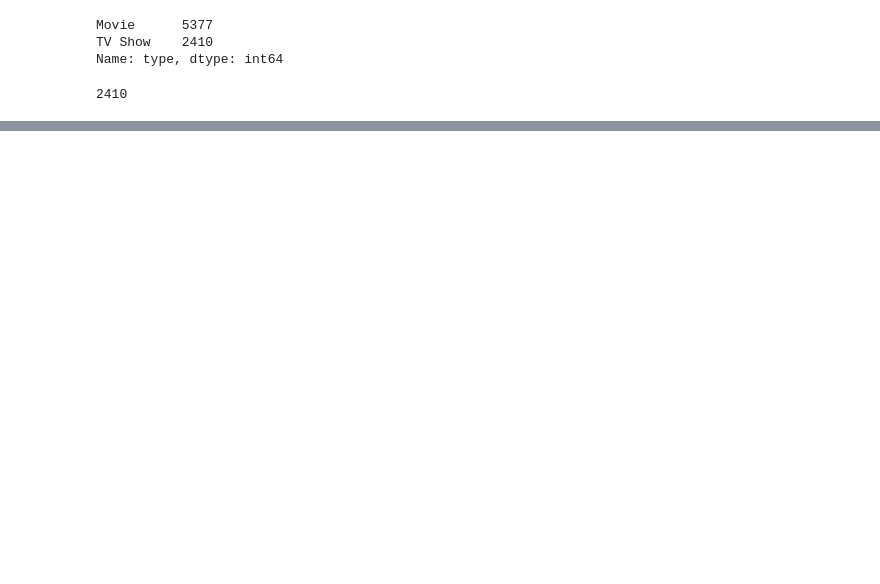
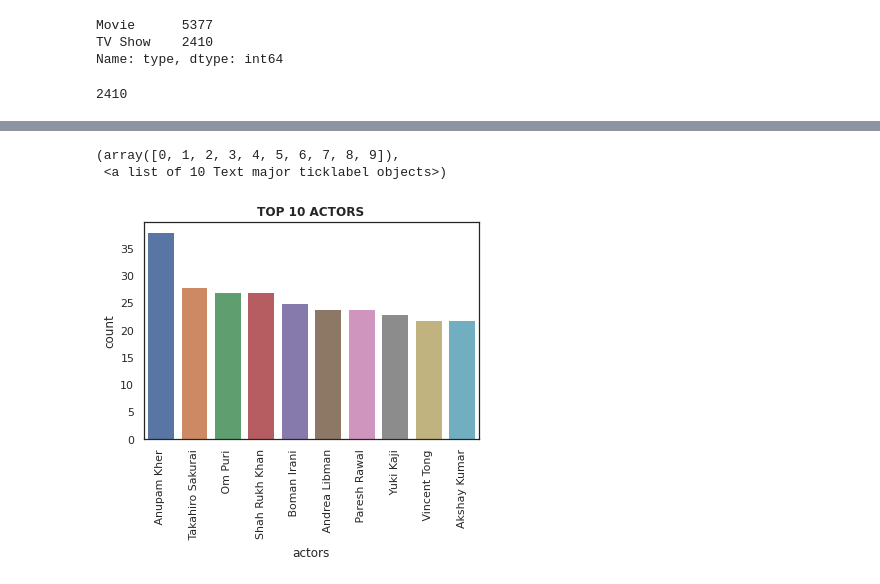
Before and after one commit to issatyajit/Netflix-recommender-system, a Jupyter notebook: NETFLIX_MOVIES_AND_TV_SHOWS_CLUSTERING.ipynb, the cells around one changed output, grey strips where cells are left out. Drawn from its saved outputs; the diff is of its cells as text; code cells hidden in the pictures; blank space fills up the shorter version.

```diff
--- a/NETFLIX_MOVIES_AND_TV_SHOWS_CLUSTERING.ipynb
+++ b/NETFLIX_MOVIES_AND_TV_SHOWS_CLUSTERING.ipynb
@@ -89,0 +129,12 @@ df['director'].value
+# %%
+top_dir = pd.DataFrame(df['director'].value_counts()).index
+dir_country = []
+dir_genre = []
+dir_type = []
+for i in range(10):
+  dir_country.append(list(df[df['director']==top_dir[i]]['country'].unique()))
+  dir_genre.append(list(df[df['director']==top_dir[i]]['listed_in'].unique()))
+  dir_type.append(list(df[df['director']==top_dir[i]]['type'].unique()))
+dir_country_dict=dict(zip(list(top_dir[0:10]),dir_country))
+dir_genre_dict=dict(zip(list(top_dir[0:10]),dir_genre))
+dir_type_dict=dict(zip(list(top_dir[0:10]),dir_type))
@@ -89,0 +199,9 @@ df['director'].value
+# %%
+work_df = pd.DataFrame(df['cast']).dropna().reset_index(drop=True)
+# %%
+actors = np.array([])
+for i in range(work_df.shape[0]):
+  actors_list = work_df['cast'][i].split(',')
+  actors = np.append(actors,actors_list)
+# %%
+actors_df = pd.DataFrame(actors,columns=['actors'])
@@ -89,0 +224,9 @@ df['director'].value
+# %%
+sns.set_theme(style='white')
+sns.countplot(x='actors', data = actors_df , order = actors_df['actors'].value_counts().head(10).index)
+plt.title('TOP 10 ACTORS',weight='bold')
+plt.xticks(rotation = 90)
+# %% [output]
+(array([0, 1, 2, 3, 4, 5, 6, 7, 8, 9]),
+ <a list of 10 Text major ticklabel objects>)
+[figure, added]
```
Also changed, not shown: parts of 111 cells of this notebook.
